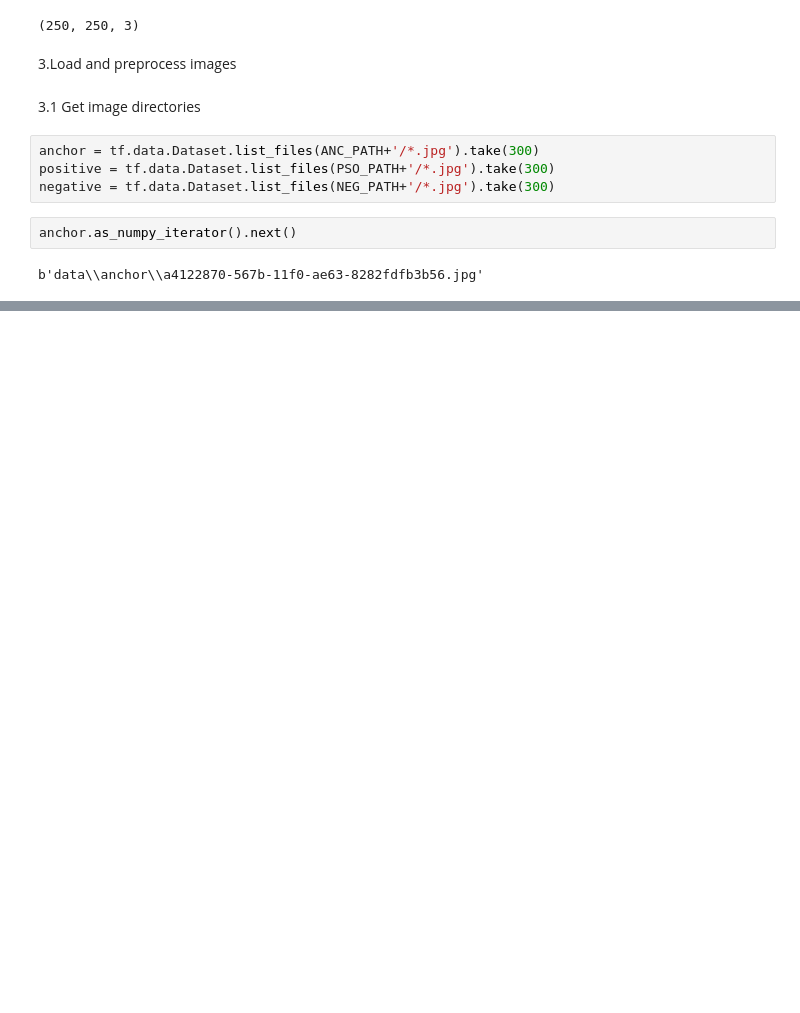
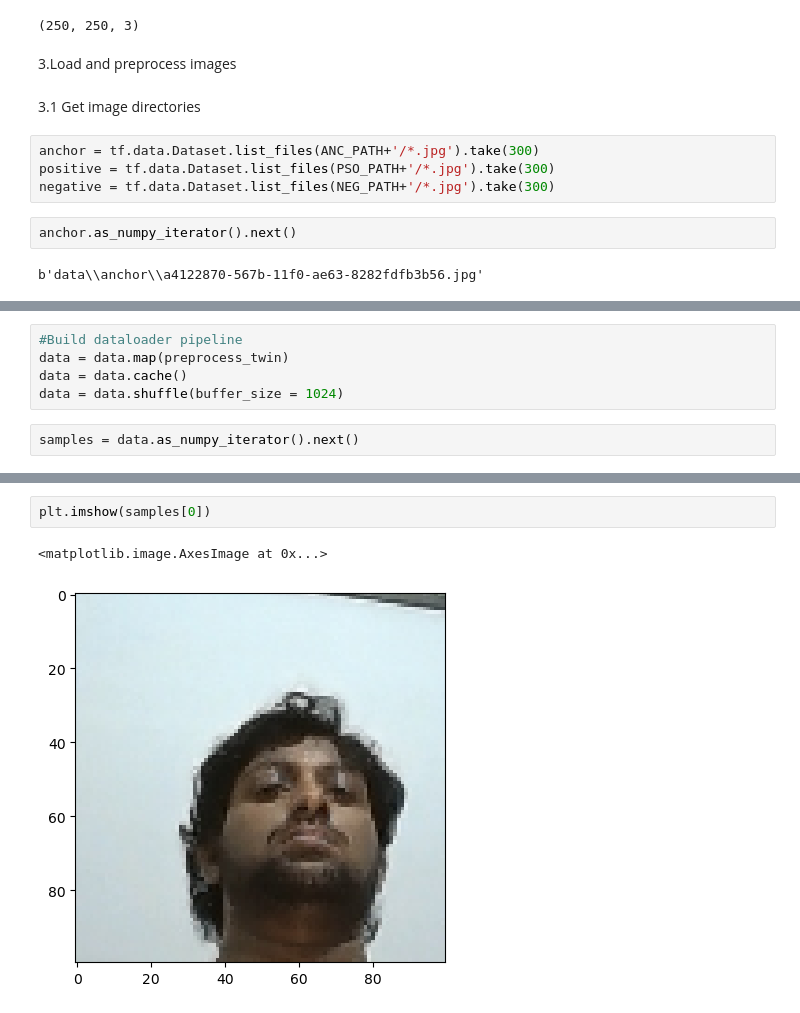
Before and after one commit to NPraveenLiyanage/FaceRecognitionApp, a Jupyter notebook: Facial verification with a siamese netwoek.ipynb, the cells around one changed output, grey strips where cells are left out. Drawn from its saved outputs; the diff is of its cells as text; blank space fills up the shorter version.

```diff
--- a/Facial verification with a siamese netwoek.ipynb
+++ b/Facial verification with a siamese netwoek.ipynb
@@ -155,0 +225,7 @@ b'data\\anchor\\a4122870-567b-11f0-ae63-8282fdfb3b56.jpg'
+# %%
+#Build dataloader pipeline
+data = data.map(preprocess_twin)
+data = data.cache()
+data = data.shuffle(buffer_size = 1024)
+# %%
+samples = data.as_numpy_iterator().next()
@@ -155,0 +236,5 @@ b'data\\anchor\\a4122870-567b-11f0-ae63-8282fdfb3b56.jpg'
+# %%
+plt.imshow(samples[0])
+# %% [output]
+<matplotlib.image.AxesImage at 0x...>
+[figure, added]
```
Also changed, not shown: parts of 23 cells of this notebook.
